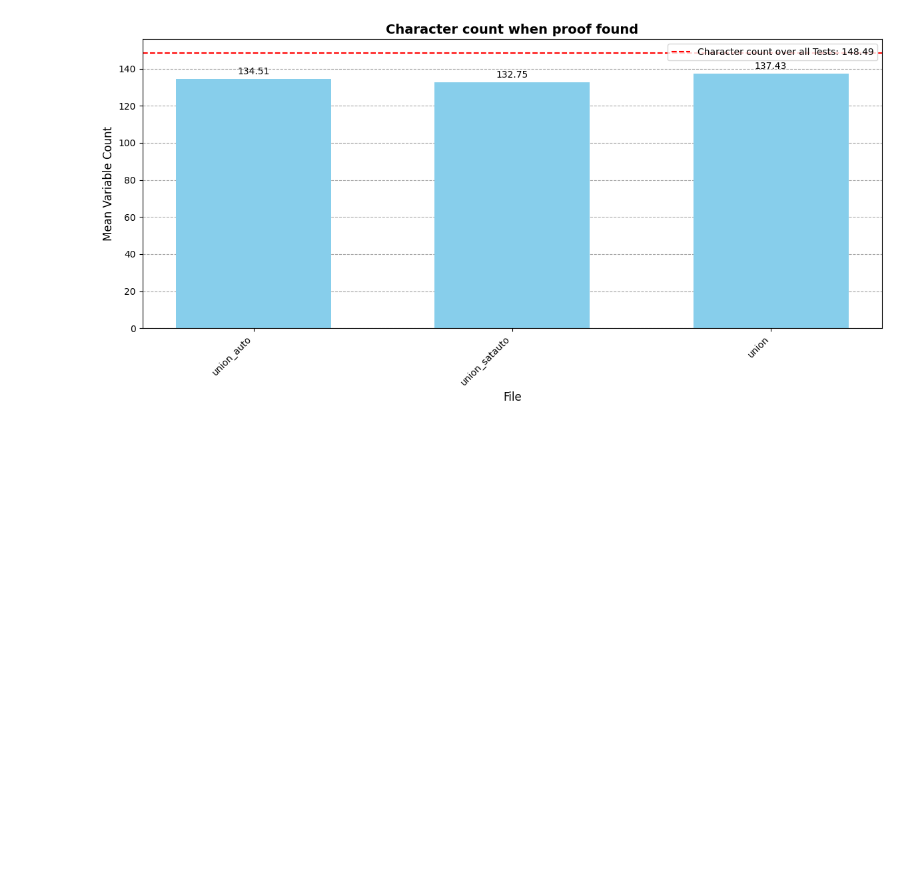
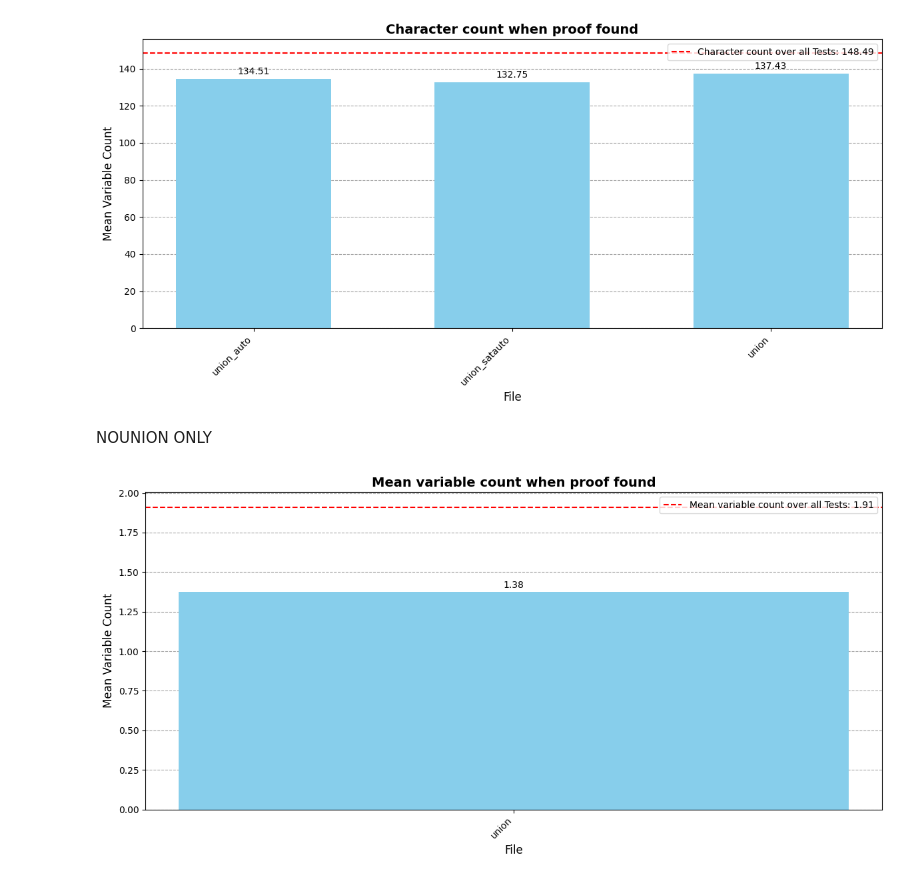
Before and after one commit to BigTeddyRush/further-work-of-seven, a Jupyter notebook: results_counts/evaluation_counts.ipynb, the cells around one changed output. Saved outputs shown, nothing was run; the diff lists cells and outputs as text; code cells hidden in the pictures; blank space fills up the shorter version.

```diff
--- a/results_counts/evaluation_counts.ipynb
+++ b/results_counts/evaluation_counts.ipynb
@@ -79,3 +79,9 @@ print_graph(file_path="signs_counts_grouped_proof_found.json", title="Signs coun
 print_graph(file_path="character_counts_grouped_proof_found.json", title="Character count when proof found" ,threshold=148.49, threshold_label="Character count over all Tests", output_path="character_count.pdf")
 # %% [output]
 [figure]
+# %% [markdown]
+NOUNION ONLY
+# %%
+print_graph(file_path="variable_counts_grouped_proof_found_noauto.json", title="Mean variable count when proof found" ,threshold=1.91, threshold_label="Mean variable count over all Tests", output_path="variable_count_noauto.pdf")
+# %% [output]
+[figure, added]
```
Also changed, not shown: parts of 2 cells of this notebook, 24 other files.
